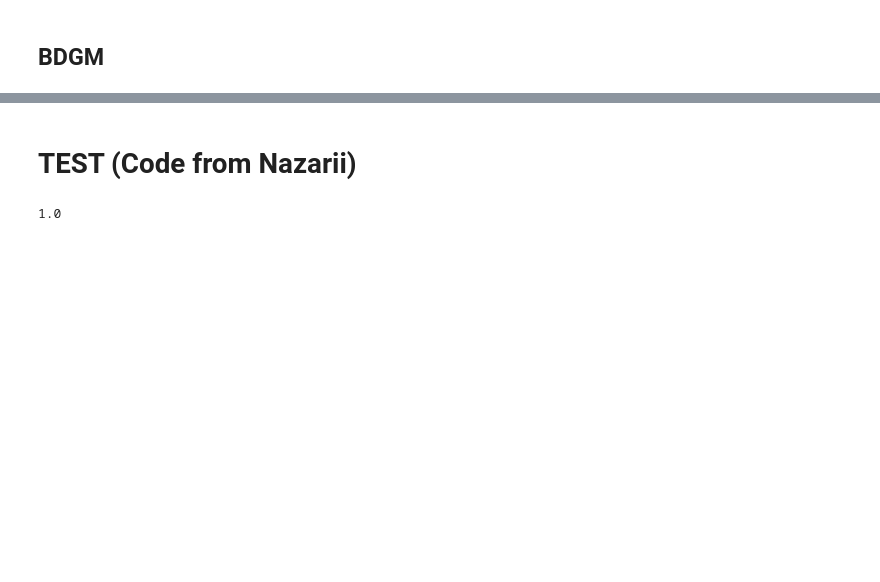
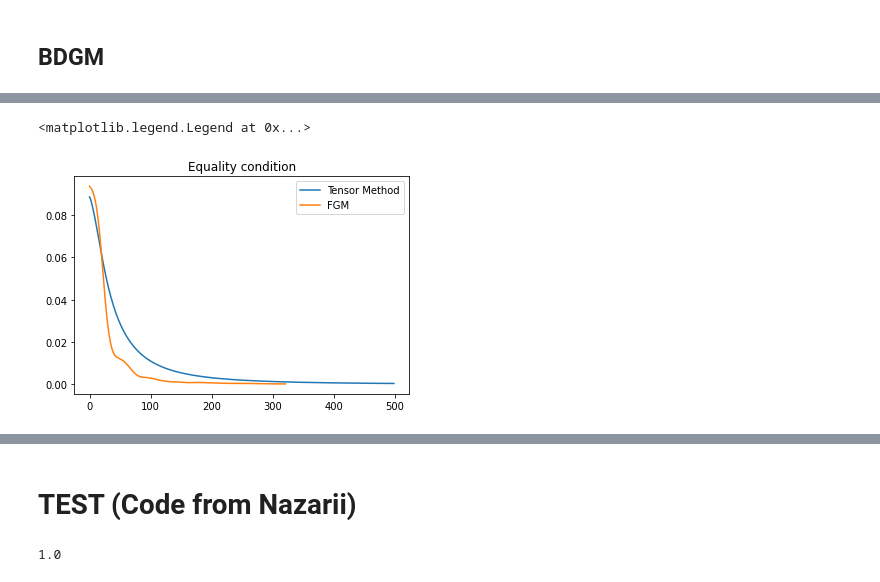
Before and after one commit to postrou/OPTAMI, a Jupyter notebook: primal_dual.ipynb, the cells around one changed output, grey strips where cells are left out. Cells and saved outputs as stored; diff of their text form; code cells hidden in the pictures; blank space fills up the shorter version.

```diff
--- a/primal_dual.ipynb
+++ b/primal_dual.ipynb
@@ -324,0 +215,9 @@ plt.legend()
+# %%
+# plt.plot(bdgm_phi_list, label='BDGM')
+plt.plot(cr_2_list, label='Tensor Method')
+plt.plot(fgm_cr_2_list, label='FGM')
+plt.title('Equality condition')
+plt.legend()
+# %% [output]
+<matplotlib.legend.Legend at 0x...>
+[figure, added]
```
Also changed, not shown: parts of 36 cells of this notebook.
